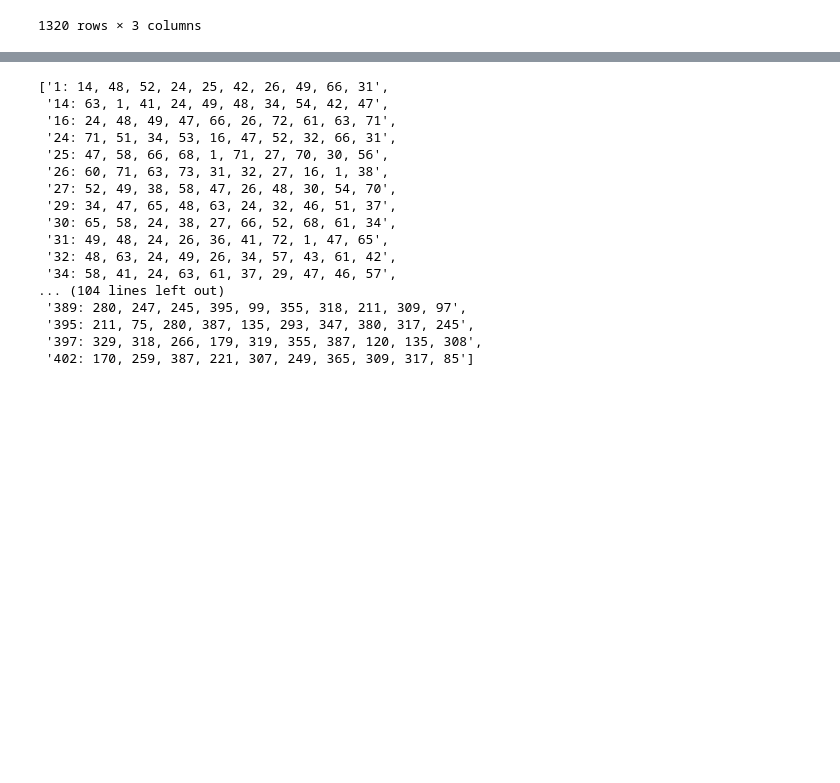
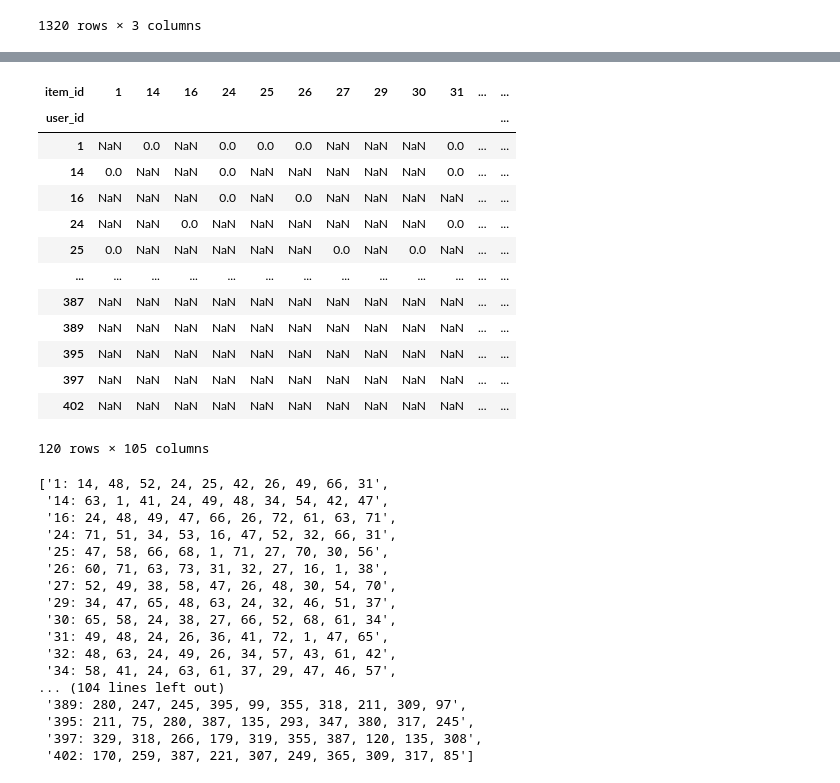
Before and after one commit to ML-Response-Unit/recsys_pipes, a Jupyter notebook: research/ease.ipynb, the cells around one changed output, grey strips where cells are left out. Saved outputs shown, nothing was run; the diff lists cells and outputs as text; code cells hidden in the pictures; blank space fills up the shorter version.

```diff
--- a/research/ease.ipynb
+++ b/research/ease.ipynb
@@ -191,0 +230,17 @@ for user in preds.user_id.unique():
+# %%
+pd.pivot_table(data=preds, index="user_id", columns="item_id", values="score")
+# %% [output]
+| item_id | 1 | 14 | 16 | 24 | 25 | 26 | 27 | 29 | 30 | 31 | ... | ... |
+| user_id |  |  |  |  |  |  |  |  |  |  |  | ... |
+| 1 | NaN | 0.0 | NaN | 0.0 | 0.0 | 0.0 | NaN | NaN | NaN | 0.0 | ... | ... |
+| 14 | 0.0 | NaN | NaN | 0.0 | NaN | NaN | NaN | NaN | NaN | 0.0 | ... | ... |
+| 16 | NaN | NaN | NaN | 0.0 | NaN | 0.0 | NaN | NaN | NaN | NaN | ... | ... |
+| 24 | NaN | NaN | 0.0 | NaN | NaN | NaN | NaN | NaN | NaN | 0.0 | ... | ... |
+| 25 | 0.0 | NaN | NaN | NaN | NaN | NaN | 0.0 | NaN | 0.0 | NaN | ... | ... |
+| ... | ... | ... | ... | ... | ... | ... | ... | ... | ... | ... | ... | ... |
+| 387 | NaN | NaN | NaN | NaN | NaN | NaN | NaN | NaN | NaN | NaN | ... | ... |
+| 389 | NaN | NaN | NaN | NaN | NaN | NaN | NaN | NaN | NaN | NaN | ... | ... |
+| 395 | NaN | NaN | NaN | NaN | NaN | NaN | NaN | NaN | NaN | NaN | ... | ... |
+| 397 | NaN | NaN | NaN | NaN | NaN | NaN | NaN | NaN | NaN | NaN | ... | ... |
+| 402 | NaN | NaN | NaN | NaN | NaN | NaN | NaN | NaN | NaN | NaN | ... | ... |
+120 rows × 105 columns
```
Also changed, not shown: parts of 6 cells of this notebook, 6 other files.
